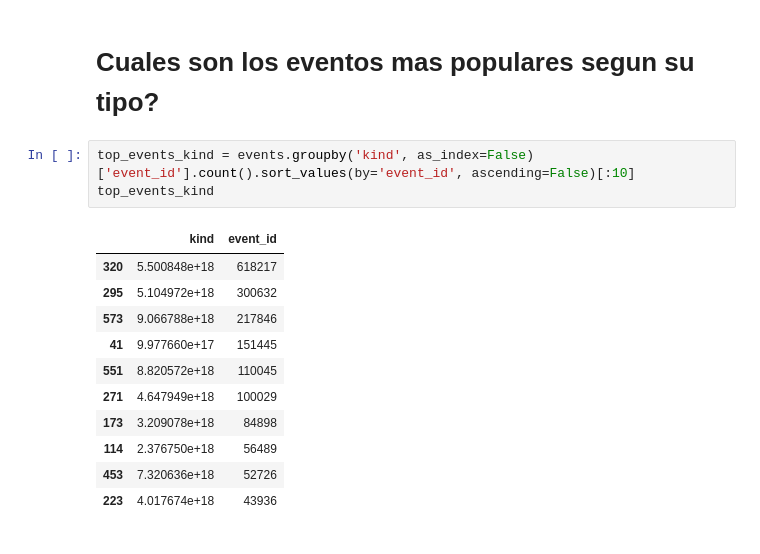
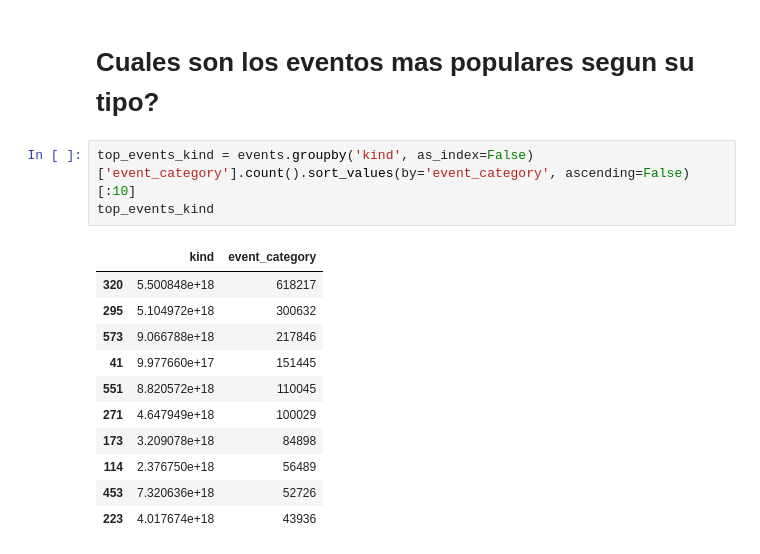
Before and after one commit to GastonMontes/75.06-Datos-Grupo22-TP1, a Jupyter notebook: temp/AnalisisTP1_events.ipynb, the cells around one changed output. Drawn from its saved outputs; the diff is of its cells as text.

```diff
--- a/temp/AnalisisTP1_events.ipynb
+++ b/temp/AnalisisTP1_events.ipynb
@@ -174,10 +174,10 @@ g.get_figure().savefig('img/top_users_gen_eve.png')
 # %% [markdown]
 # Cuales son los eventos mas populares segun su tipo?
 # %%
-top_events_kind = events.groupby('kind', as_index=False)['event_id'].count().sort_values(by='event_id', ascending=False)[:10]
+top_events_kind = events.groupby('kind', as_index=False)['event_category'].count().sort_values(by='event_category', ascending=False)[:10]
 top_events_kind
 # %% [output]
-|  | kind | event_id |
+|  | kind | event_category |
 | 320 | 5.500848e+18 | 618217 |
 | 295 | 5.104972e+18 | 300632 |
 | 573 | 9.066788e+18 | 217846 |
```
Also changed, not shown: parts of 22 cells of this notebook, 2 other files.
